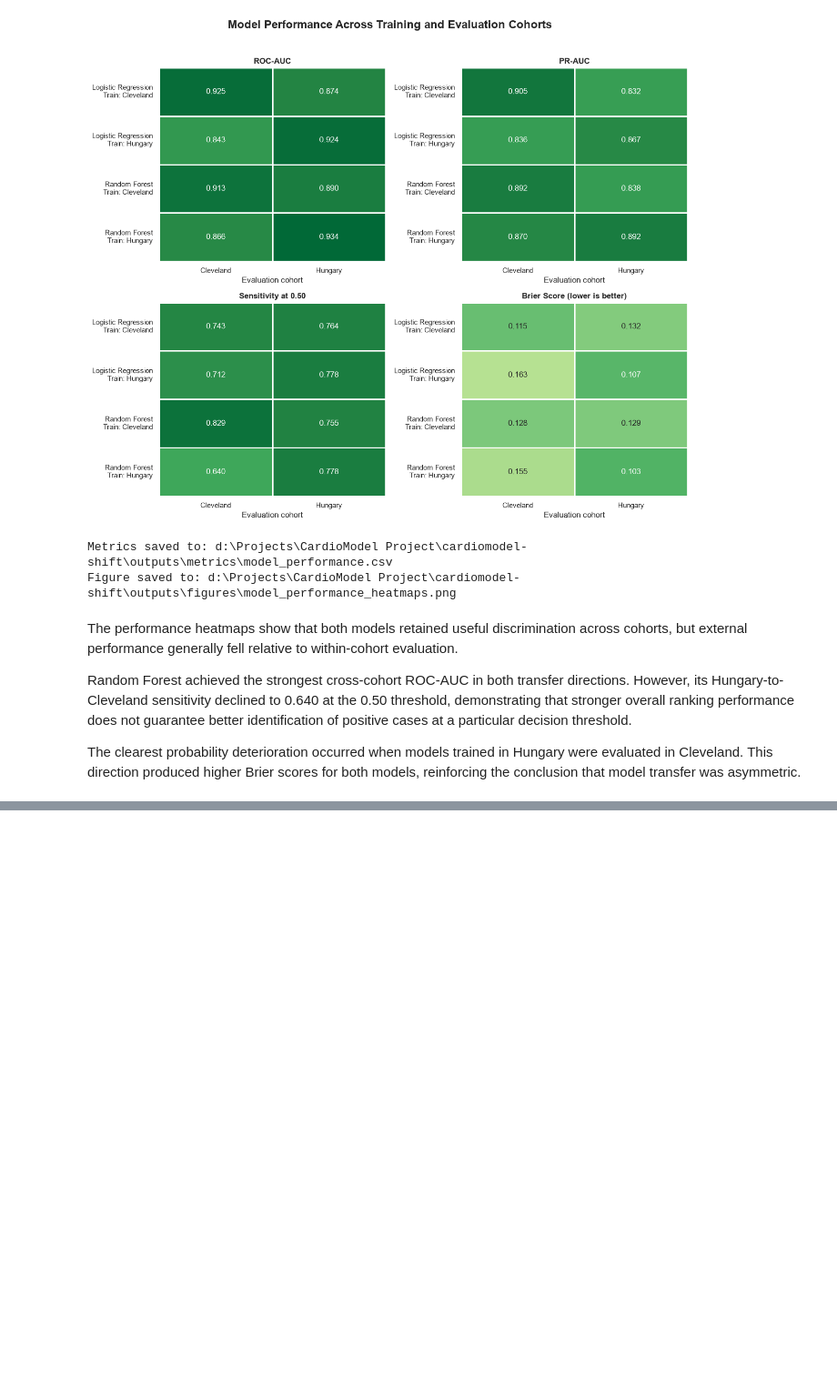
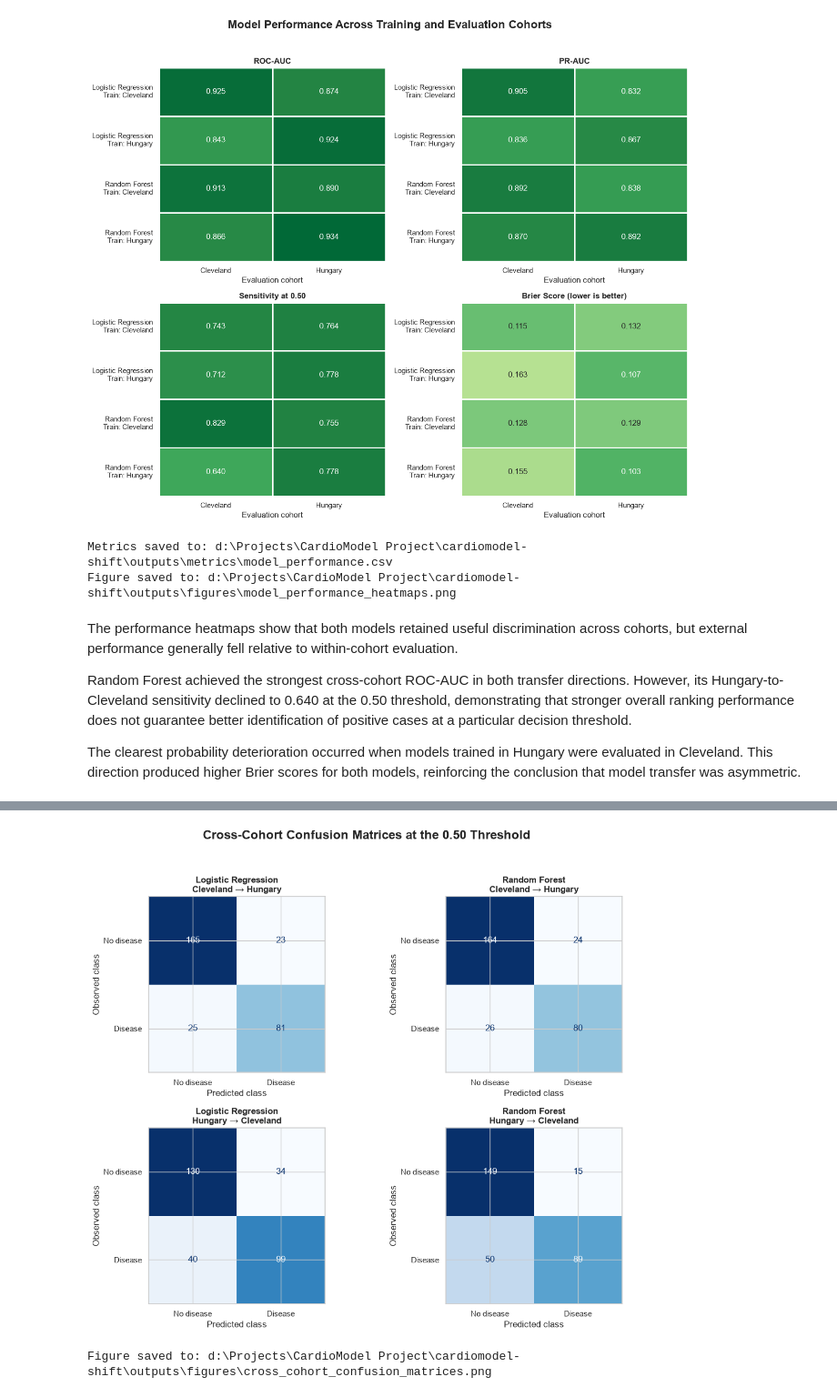
Before and after one commit to MaxPearson05/cardiomodel-shift, a Jupyter notebook: notebooks/cardiomodel_shift_analysis.ipynb, the cells around one changed output, grey strips where cells are left out. Shown at 91% size. Cells and saved outputs as stored; diff of their text form; code cells hidden in the pictures; blank space fills up the shorter version.

Commit message:
feat: add calibration and robustness analysis
Analyse cross-cohort errors and calibration, then repeat both transfer experiments across 30 stratified data splits.

```diff
--- a/notebooks/cardiomodel_shift_analysis.ipynb
+++ b/notebooks/cardiomodel_shift_analysis.ipynb
@@ -995,0 +1000,77 @@ The clearest probability deterioration occurred when models trained in Hungary w
+# %%
+from sklearn.metrics import ConfusionMatrixDisplay
+
+external_evaluations = [
+    {
+        "title": "Logistic Regression\nCleveland → Hungary",
+        "model": logistic_model,
+        "X": X_hungary,
+        "y": y_hungary,
+    },
+    {
+        "title": "Random Forest\nCleveland → Hungary",
+        "model": random_forest_cleveland,
+        "X": X_hungary,
+        "y": y_hungary,
+    },
+    {
+        "title": "Logistic Regression\nHungary → Cleveland",
+        "model": logistic_hungary_model,
+        "X": X_cleveland,
+        "y": y_cleveland,
+    },
+    {
+        "title": "Random Forest\nHungary → Cleveland",
+        "model": random_forest_hungary,
+        "X": X_cleveland,
+        "y": y_cleveland,
+    },
+]
+
+fig, axes = plt.subplots(2, 2, figsize=(12, 10))
+axes = axes.flatten()
+
+for ax, evaluation in zip(axes, external_evaluations):
+    probabilities = evaluation["model"].predict_proba(
+        evaluation["X"]
+    )[:, 1]
+
+    predictions = (probabilities >= 0.50).astype(int)
+
+    ConfusionMatrixDisplay.from_predictions(
+        evaluation["y"],
+        predictions,
+        display_labels=["No disease", "Disease"],
+        cmap="Blues",
+        colorbar=False,
+        ax=ax,
+    )
+
+    ax.set_title(evaluation["title"], fontweight="bold")
+    ax.set_xlabel("Predicted class")
+    ax.set_ylabel("Observed class")
+
+fig.suptitle(
+    "Cross-Cohort Confusion Matrices at the 0.50 Threshold",
+    fontsize=17,
+    fontweight="bold",
+)
+
+fig.tight_layout(rect=[0, 0, 1, 0.95])
+
+confusion_path = (
+    FIGURE_DIR / "cross_cohort_confusion_matrices.png"
+)
+
+fig.savefig(
+    confusion_path,
+    dpi=300,
+    bbox_inches="tight",
+)
+
+plt.show()
+
+print(f"Figure saved to: {confusion_path}")
+# %% [output]
+[figure, added]
+Figure saved to: d:\Projects\CardioModel Project\cardiomodel-shift\outputs\figures\cross_cohort_confusion_matrices.png
```
Also changed, not shown: parts of 10 cells of this notebook, 5 other files.
